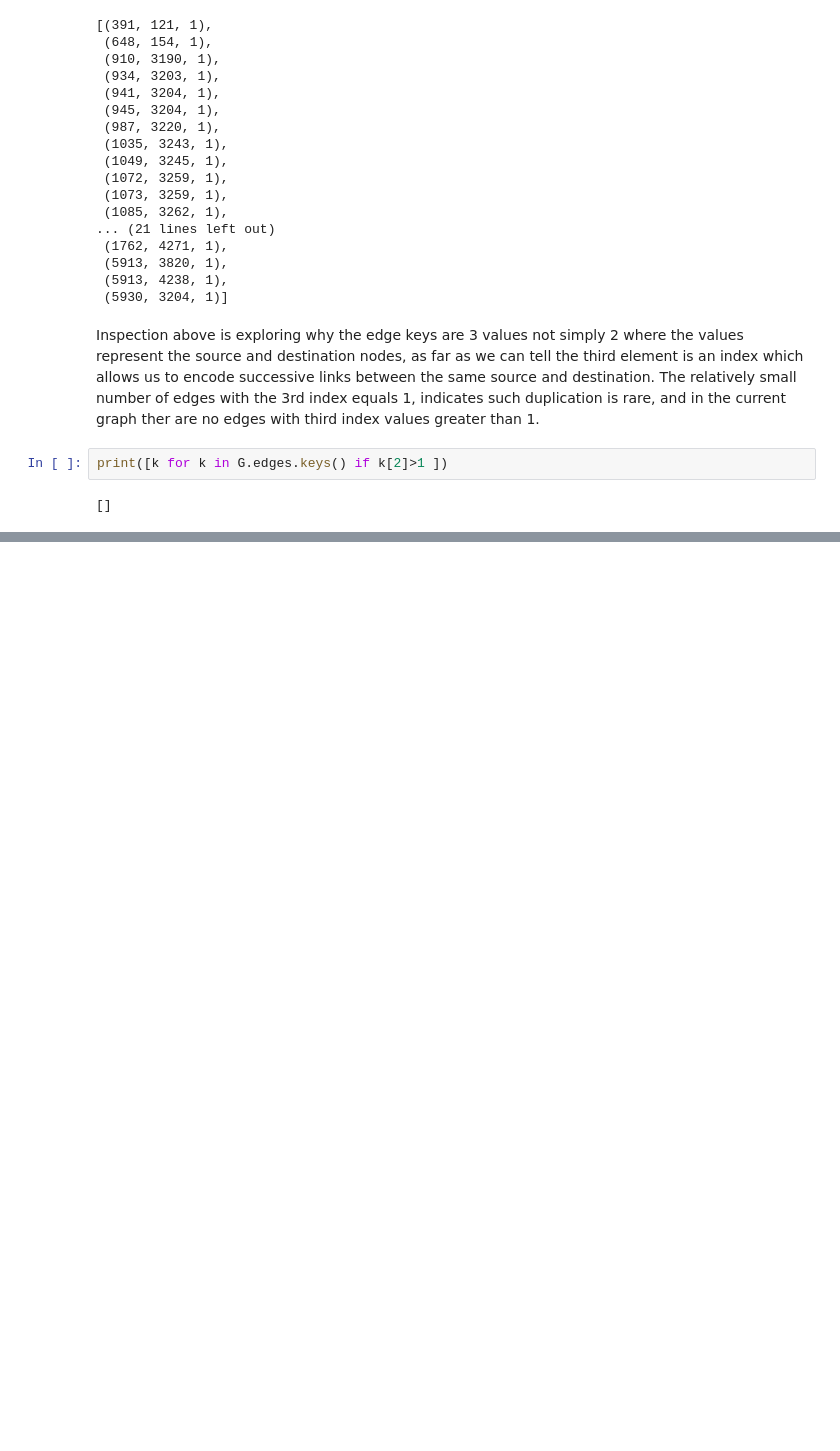
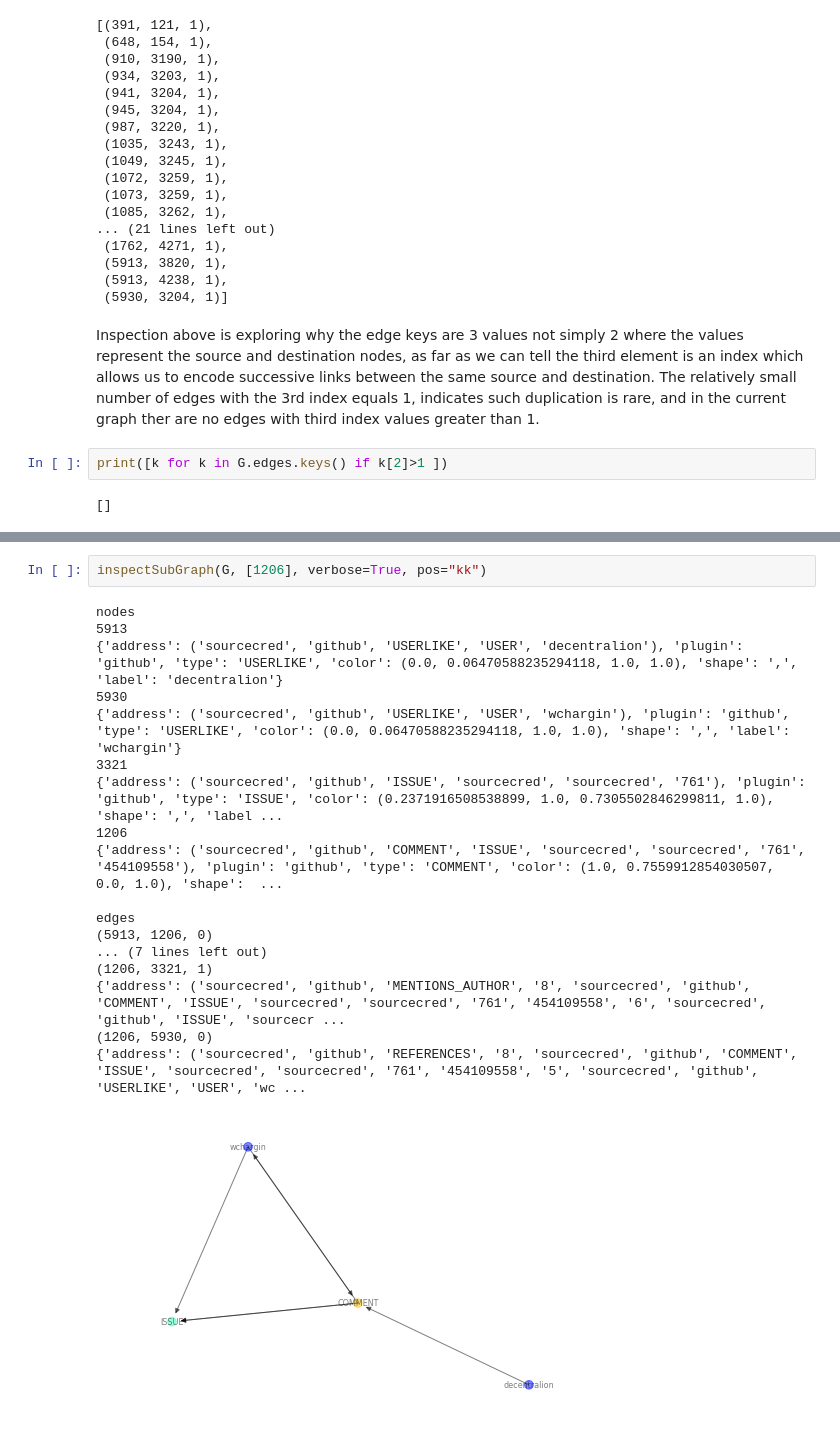
Before and after one commit to satyaki-mallick/research, a Jupyter notebook: sample_graph_EDA/sample_graph_inspection_notebook.ipynb, the cells around one changed output, grey strips where cells are left out. Drawn from its saved outputs; the diff is of its cells as text; blank space fills up the shorter version.

```diff
--- a/sample_graph_EDA/sample_graph_inspection_notebook.ipynb
+++ b/sample_graph_EDA/sample_graph_inspection_notebook.ipynb
@@ -412,0 +501,21 @@ print([k for k in G.edges.keys() if k[2]>1 ])
+# %%
+inspectSubGraph(G, [1206], verbose=True, pos="kk")
+# %% [output]
+nodes
+5913
+{'address': ('sourcecred', 'github', 'USERLIKE', 'USER', 'decentralion'), 'plugin': 'github', 'type': 'USERLIKE', 'color': (0.0, 0.06470588235294118, 1.0, 1.0), 'shape': ',', 'label': 'decentralion'}
+5930
+{'address': ('sourcecred', 'github', 'USERLIKE', 'USER', 'wchargin'), 'plugin': 'github', 'type': 'USERLIKE', 'color': (0.0, 0.06470588235294118, 1.0, 1.0), 'shape': ',', 'label': 'wchargin'}
+3321
+{'address': ('sourcecred', 'github', 'ISSUE', 'sourcecred', 'sourcecred', '761'), 'plugin': 'github', 'type': 'ISSUE', 'color': (0.2371916508538899, 1.0, 0.7305502846299811, 1.0), 'shape': ',', 'label ...
+1206
+{'address': ('sourcecred', 'github', 'COMMENT', 'ISSUE', 'sourcecred', 'sourcecred', '761', '454109558'), 'plugin': 'github', 'type': 'COMMENT', 'color': (1.0, 0.7559912854030507, 0.0, 1.0), 'shape':  ...
+
+edges
+(5913, 1206, 0)
+... (7 lines left out)
+(1206, 3321, 1)
+{'address': ('sourcecred', 'github', 'MENTIONS_AUTHOR', '8', 'sourcecred', 'github', 'COMMENT', 'ISSUE', 'sourcecred', 'sourcecred', '761', '454109558', '6', 'sourcecred', 'github', 'ISSUE', 'sourcecr ...
+(1206, 5930, 0)
+{'address': ('sourcecred', 'github', 'REFERENCES', '8', 'sourcecred', 'github', 'COMMENT', 'ISSUE', 'sourcecred', 'sourcecred', '761', '454109558', '5', 'sourcecred', 'github', 'USERLIKE', 'USER', 'wc ...
+[figure, added]
```
Also changed, not shown: parts of 22 cells of this notebook.
